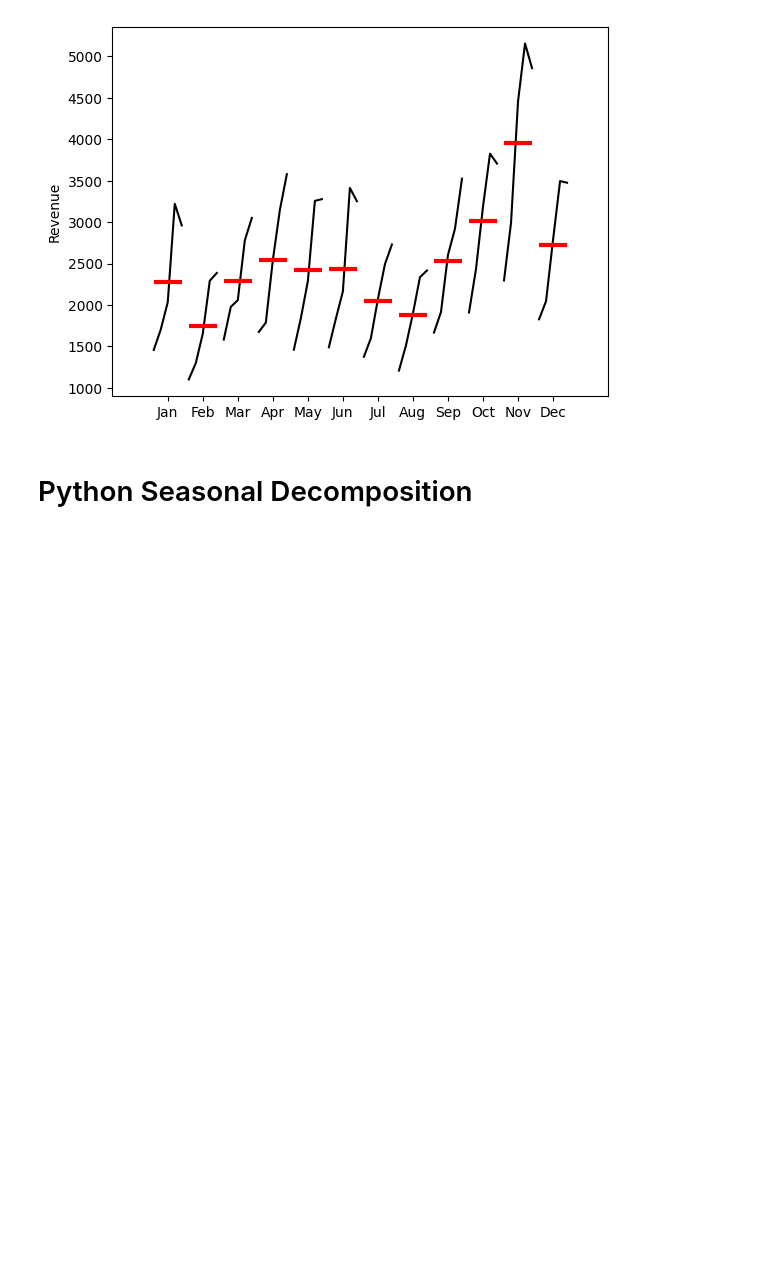
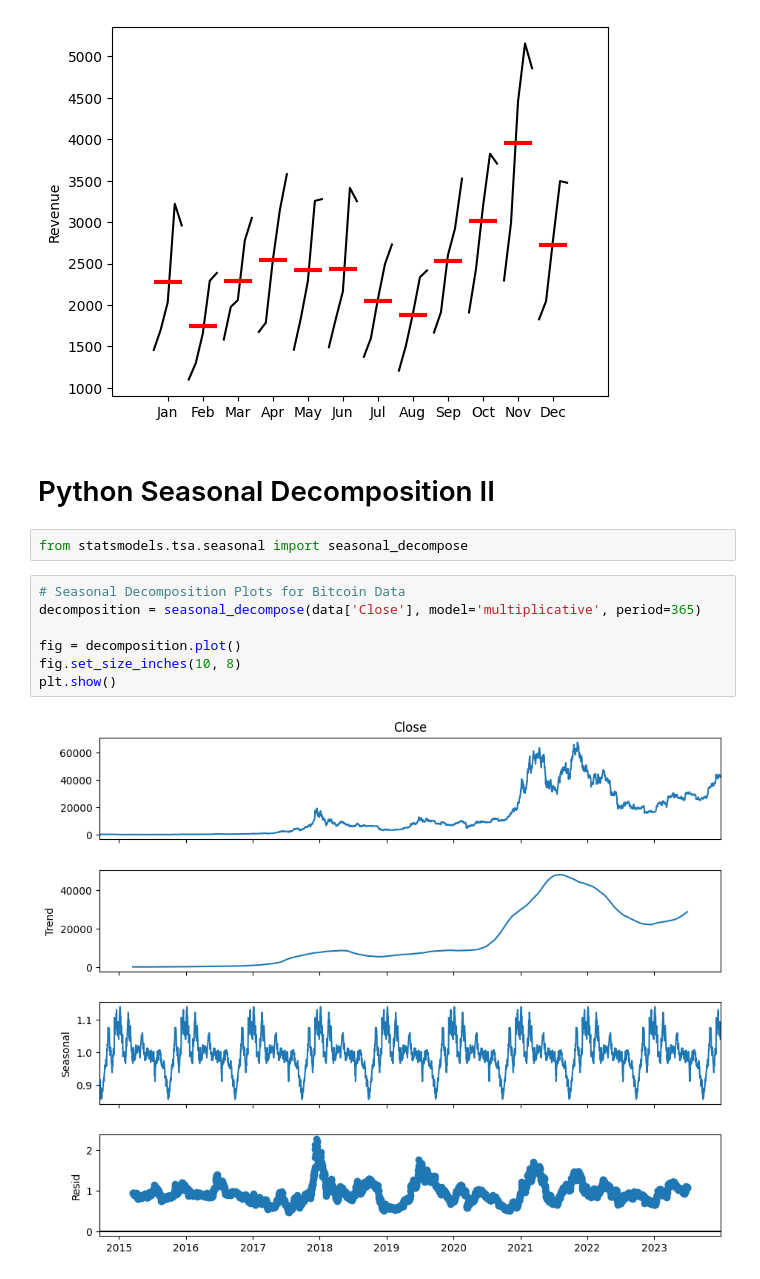
Before and after one commit to ReinerJasin/learn_time_series, a Jupyter notebook: project/intro.ipynb, the cells around one changed output. Cells and saved outputs as stored; diff of their text form; blank space fills up the shorter version.

Commit message:
feat: seasonal decomposition

```diff
--- a/project/intro.ipynb
+++ b/project/intro.ipynb
@@ -345,4 +345,15 @@ plt.show()
 # %% [output]
 [figure]
 # %% [markdown]
-# Python Seasonal Decomposition
+# Python Seasonal Decomposition II
+# %%
+from statsmodels.tsa.seasonal import seasonal_decompose
+# %%
+# Seasonal Decomposition Plots for Bitcoin Data
+decomposition = seasonal_decompose(data['Close'], model='multiplicative', period=365)
+
+fig = decomposition.plot()
+fig.set_size_inches(10, 8)
+plt.show()
+# %% [output]
+[figure, added]
```
Also changed, not shown: parts of 5 cells of this notebook.
